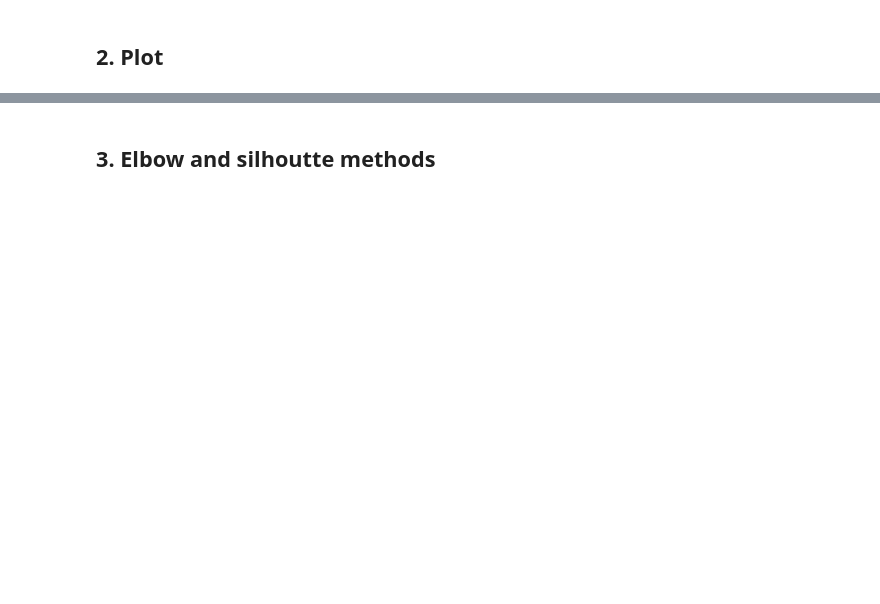
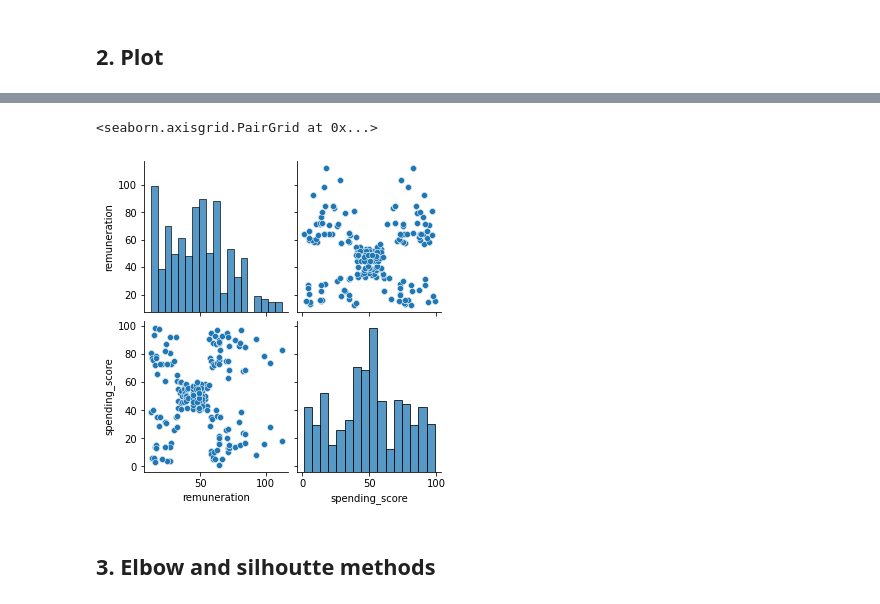
Before and after one commit to AthAd19/MohdAdom_NurAthiraBinte_DA301_Assignment, a Jupyter notebook: MohdAdom_NurAthiraBinte_DA301_Assignment_Notebook.ipynb, the cells around one changed output, grey strips where cells are left out. Saved outputs shown, nothing was run; the diff lists cells and outputs as text; code cells hidden in the pictures; blank space fills up the shorter version.

```diff
--- a/MohdAdom_NurAthiraBinte_DA301_Assignment_Notebook.ipynb
+++ b/MohdAdom_NurAthiraBinte_DA301_Assignment_Notebook.ipynb
@@ -613,5 +647,9 @@ warnings.filterwarnings('ignore')
 # %%
 # Create a pairplot with Seaborn.
+sns.pairplot(R_SS)
+# %% [output]
+<seaborn.axisgrid.PairGrid at 0x...>
+[figure, added]
 # %% [markdown]
 ## 3. Elbow and silhoutte methods
 # %%
```
Also changed, not shown: parts of 71 cells of this notebook.
